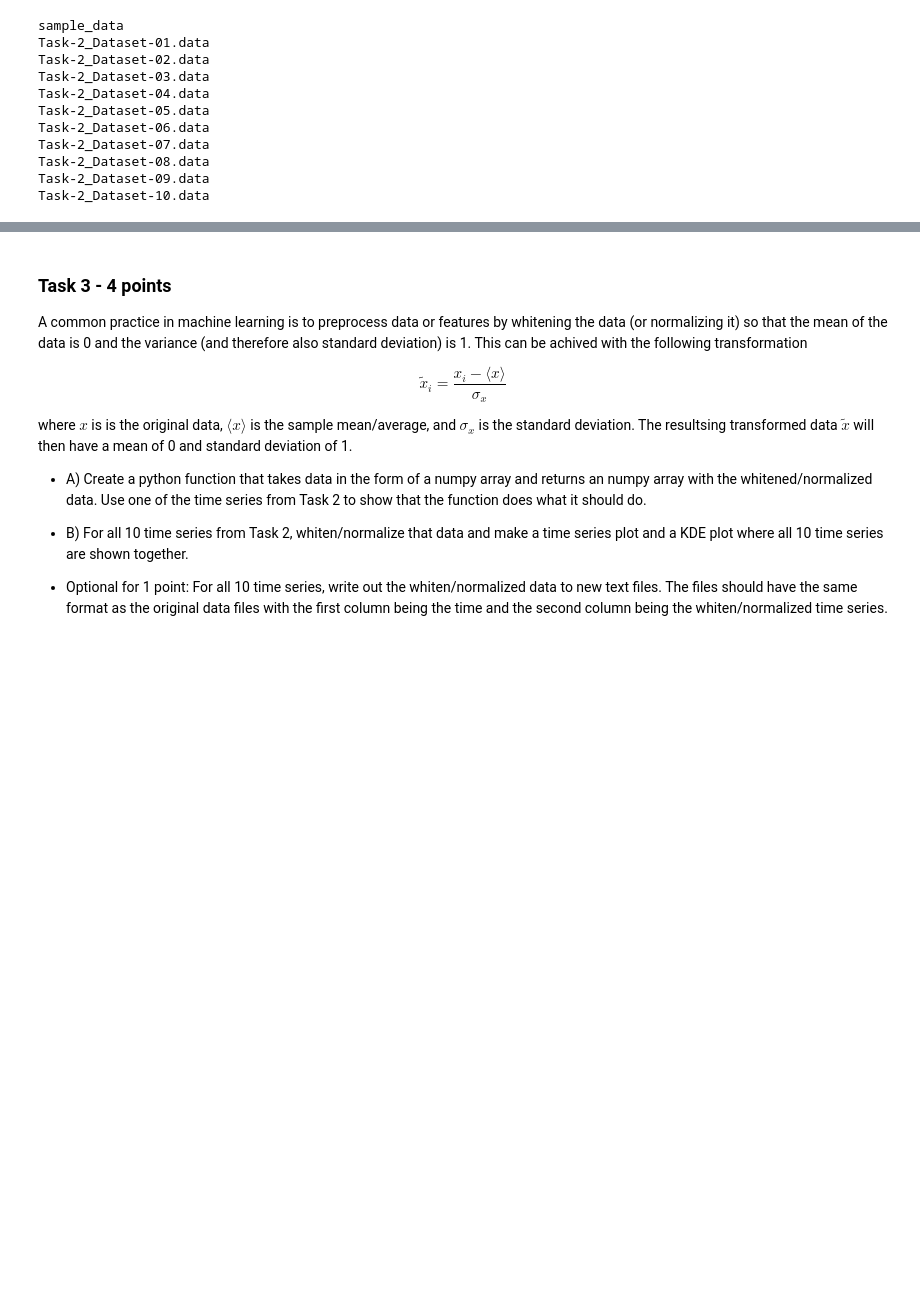
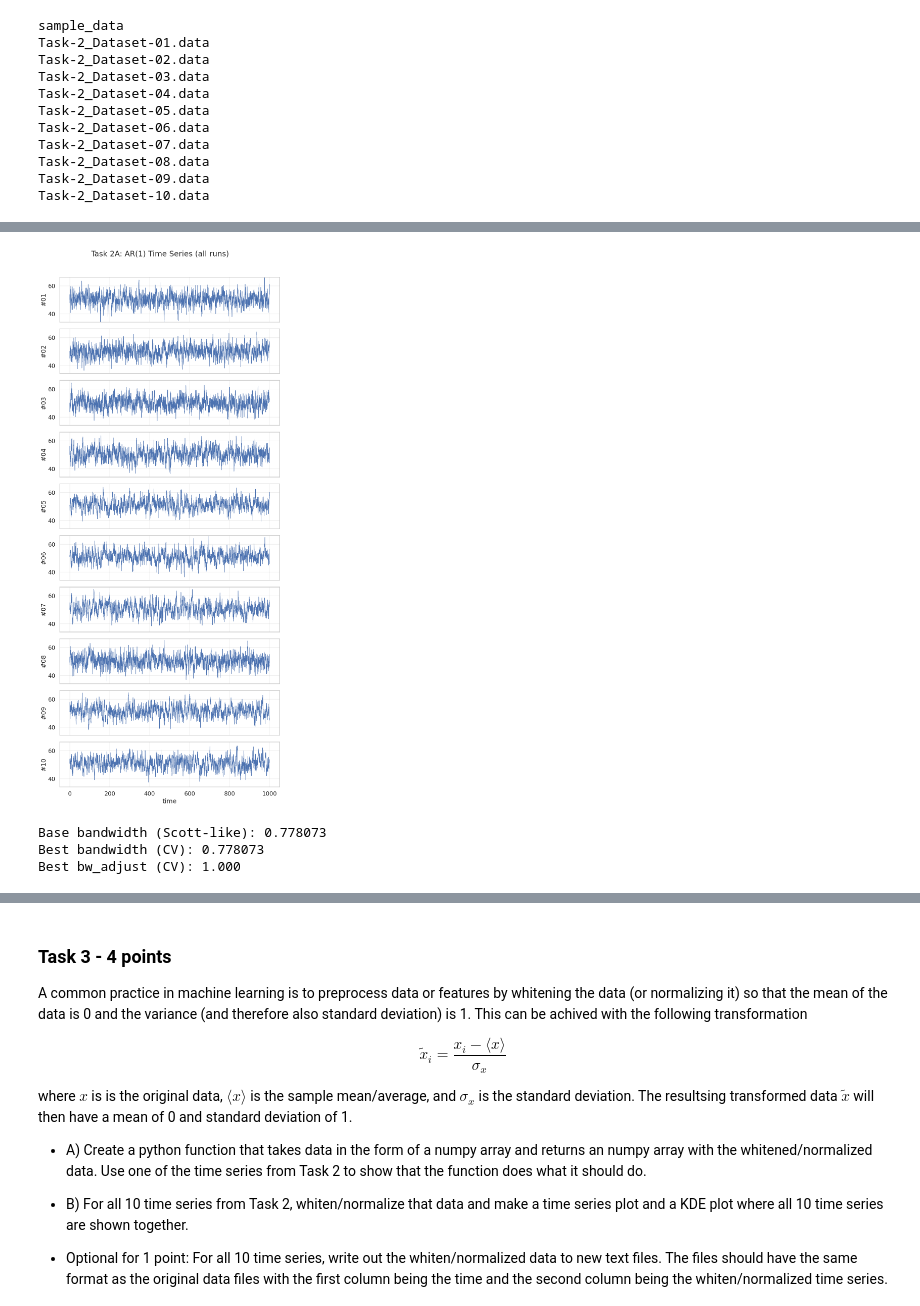
Before and after one commit to SaraAlinejad/vae_test_1, a Jupyter notebook: Alinejad_Assignment_1.ipynb, the cells around one changed output, grey strips where cells are left out. Cells and saved outputs as stored; diff of their text form; code cells hidden in the pictures; blank space fills up the shorter version.

```diff
--- a/Alinejad_Assignment_1.ipynb
+++ b/Alinejad_Assignment_1.ipynb
@@ -287,0 +225,27 @@ TypeError: 'value' must be an instance of str or bytes, not a float
+# %%
+def load_one(k: int) -> pd.DataFrame:
+    fname = f"{PREFIX}{k:02d}{EXT}"
+
+    df = pd.read_csv(
+        fname,
+        sep=r"\s+",          # modern replacement for delim_whitespace
+        header=None,
+        comment="#",
+        usecols=[0, 1],
+        names=["time", "x"],
+        engine="python",
+    )
+
+    # Force numeric and clean
+    df["time"] = pd.to_numeric(df["time"], errors="coerce")
+    df["x"]    = pd.to_numeric(df["x"], errors="coerce")
+    df = df.dropna(subset=["time", "x"]).reset_index(drop=True)
+
+    df["file"] = k
+    return df
+# %%
+dfs = [load_one(k) for k in range(1, NFILES + 1)]
+all_df = pd.concat(dfs, ignore_index=True)
+
+print(all_df.dtypes)
+print("Any NaNs left?", all_df[["time","x"]].isna().any())
@@ -287,0 +260,52 @@ TypeError: 'value' must be an instance of str or bytes, not a float
+# %%
+ymin = all_df["x"].min()
+ymax = all_df["x"].max()
+
+fig, axes = plt.subplots(NFILES, 1, figsize=(10, 2.2 * NFILES), sharex=True, sharey=True)
+
+for i, df in enumerate(dfs, start=1):
+    ax = axes[i-1]
+    ax.plot(df["time"], df["x"], lw=1)
+    ax.set_ylabel(f"#{i:02d}")
+    ax.set_ylim(ymin, ymax)
+    ax.grid(True, alpha=0.3)
+
+axes[-1].set_xlabel("time")
+fig.suptitle("Task 2A: AR(1) Time Series (all runs)", y=1.01)
+plt.tight_layout()
+plt.show()
+# %% [output]
+[figure, added]
+# %%
+# Dataset-01
+x1 = dfs[0]["x"].values
+x1_2d = x1[:, None]
+
+# Candidate bw_adjust values to try (typical range)
+bw_adjust_grid = np.array([0.4, 0.6, 0.8, 1.0, 1.2, 1.5, 2.0])
+
+# --- Objective selection via KDE CV ---
+# We’ll map bw_adjust onto an actual bandwidth by relating to a "base" bandwidth
+# Base bandwidth: Scott's rule
+n = len(x1)
+base_h = np.std(x1, ddof=1) * n ** (-1/5)
+
+bandwidths = bw_adjust_grid * base_h
+
+grid = GridSearchCV(
+    KernelDensity(kernel="gaussian"),
+    {"bandwidth": bandwidths},
+    cv=5,  # 5-fold CV is fine here
+)
+grid.fit(x1_2d)
+
+best_h = grid.best_params_["bandwidth"]
+best_bw_adjust = best_h / base_h
+
+print(f"Base bandwidth (Scott-like): {base_h:.6g}")
+print(f"Best bandwidth (CV): {best_h:.6g}")
+print(f"Best bw_adjust (CV): {best_bw_adjust:.3f}")
+# %% [output]
+Base bandwidth (Scott-like): 0.778073
+Best bandwidth (CV): 0.778073
+Best bw_adjust (CV): 1.000
```
Also changed, not shown: parts of 15 cells of this notebook.
